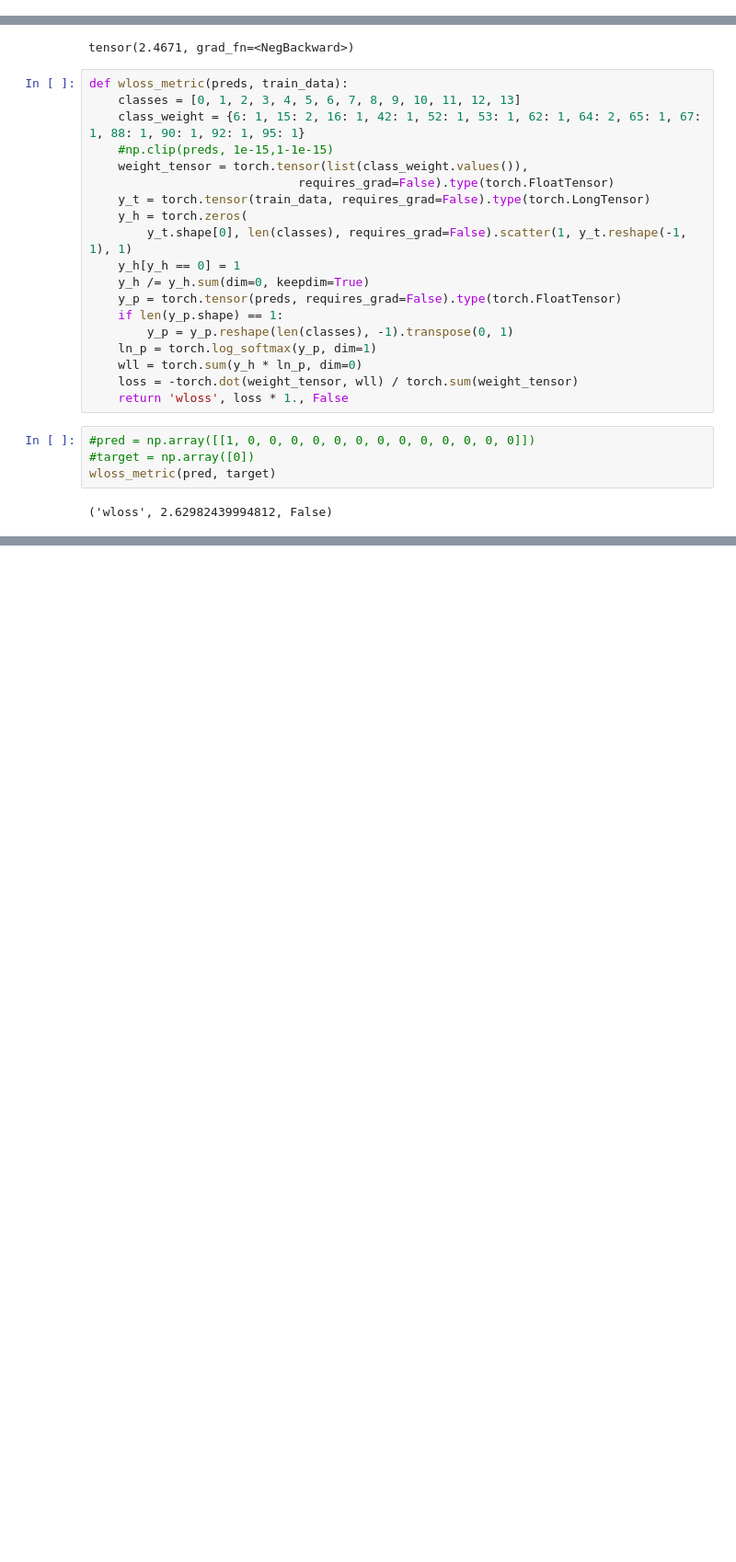
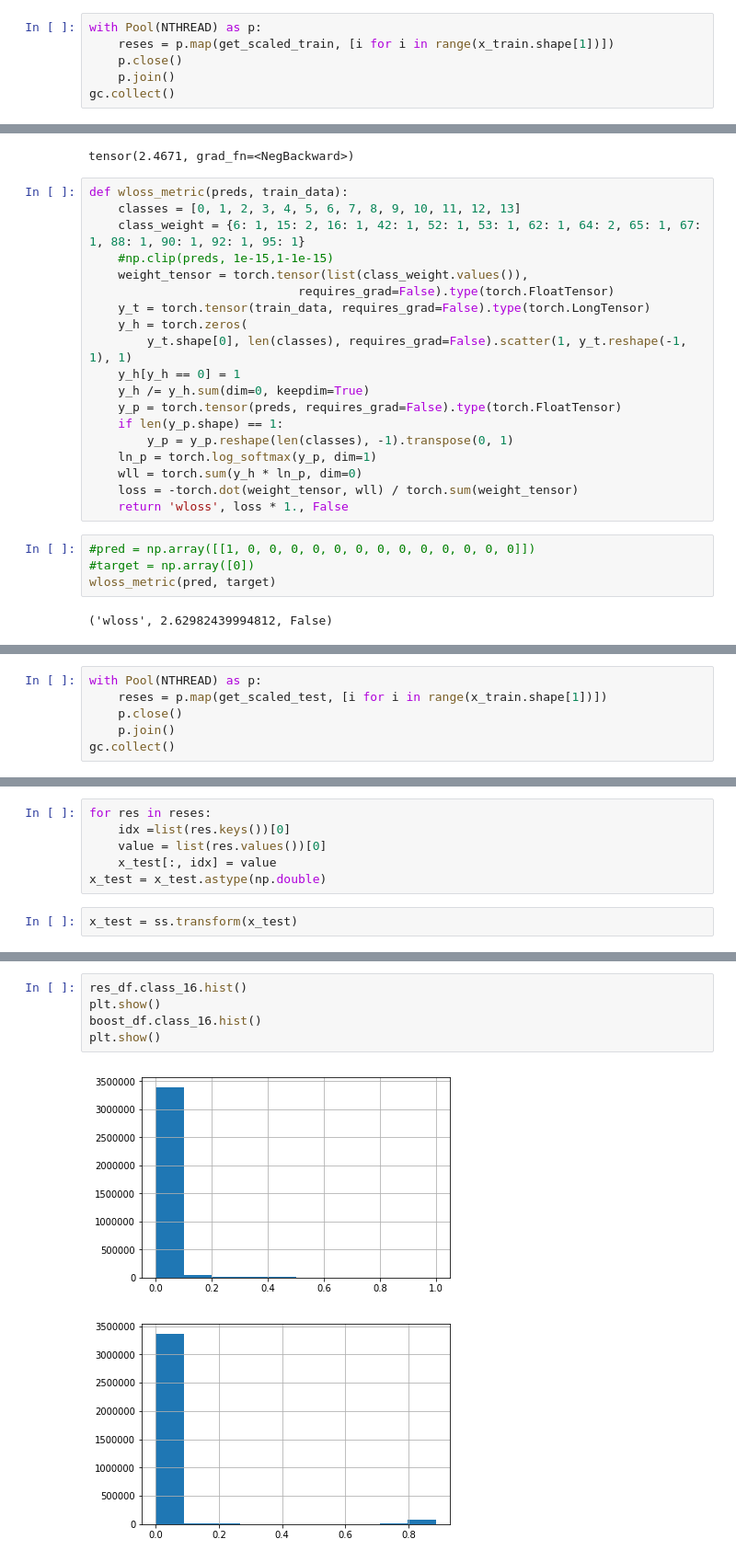
Before and after one commit to guchio3/kaggle-plasticc, a Jupyter notebook: notebook/construct_nn.ipynb, the cells around one changed output, grey strips where cells are left out. Shown: that part at 92% size. Cells and saved outputs as stored; diff of their text form; blank space fills up the shorter version.

```diff
--- a/notebook/construct_nn.ipynb
+++ b/notebook/construct_nn.ipynb
@@ -532,0 +449,6 @@ feats_df
+# %%
+with Pool(NTHREAD) as p:
+    reses = p.map(get_scaled_train, [i for i in range(x_train.shape[1])])
+    p.close()
+    p.join()
+gc.collect()
@@ -764,0 +744,6 @@ wloss_metric(pred, target)
+# %%
+with Pool(NTHREAD) as p:
+    reses = p.map(get_scaled_test, [i for i in range(x_train.shape[1])])
+    p.close()
+    p.join()
+gc.collect()
@@ -764,0 +752,8 @@ wloss_metric(pred, target)
+# %%
+for res in reses:
+    idx =list(res.keys())[0]
+    value = list(res.values())[0]
+    x_test[:, idx] = value
+x_test = x_test.astype(np.double)
+# %%
+x_test = ss.transform(x_test)
@@ -764,0 +826,8 @@ wloss_metric(pred, target)
+# %%
+res_df.class_16.hist()
+plt.show()
+boost_df.class_16.hist()
+plt.show()
+# %% [output]
+[figure, added]
+[figure, added]
```
Also changed, not shown: parts of 51 cells of this notebook, 3 other files.
